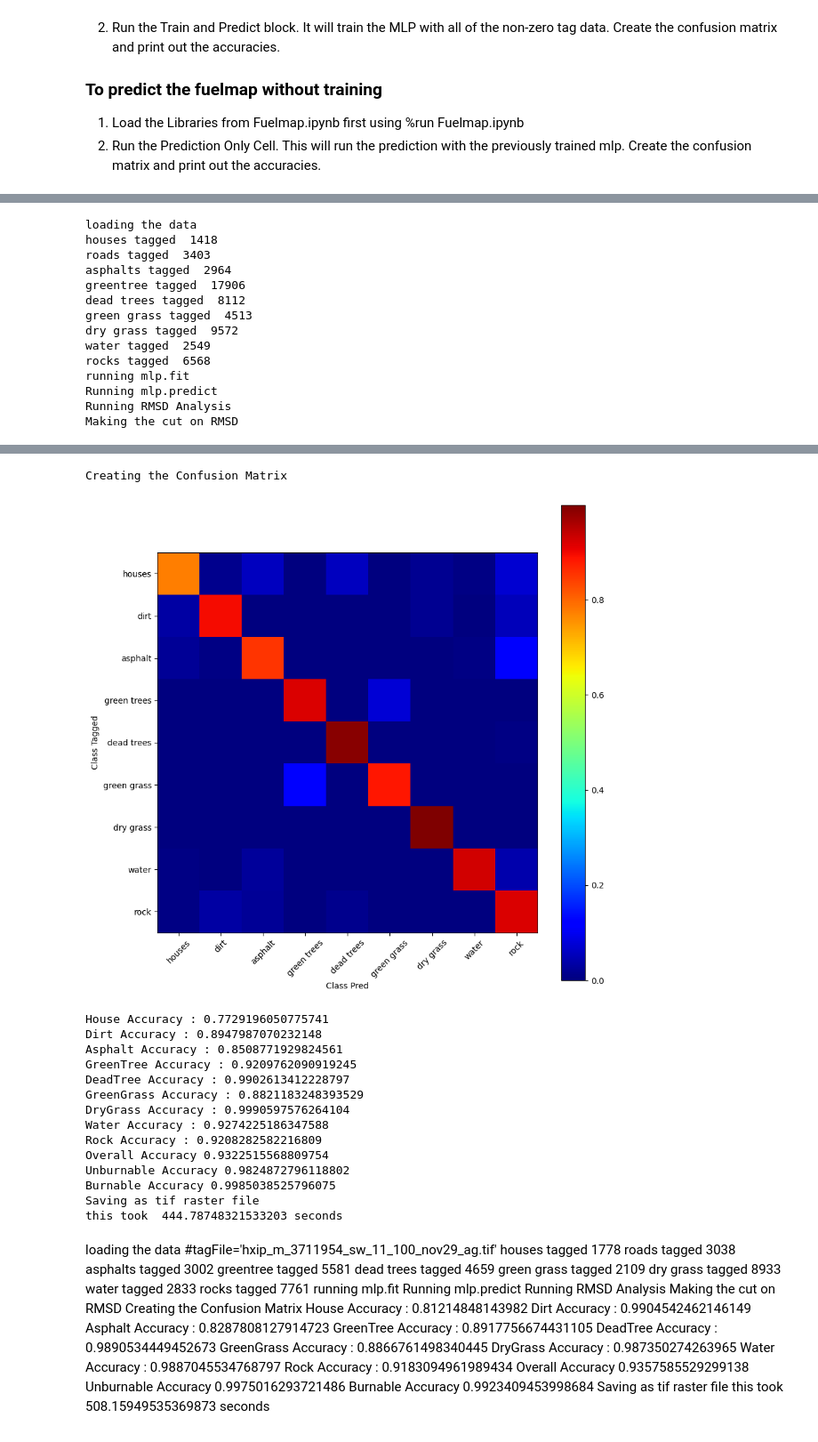
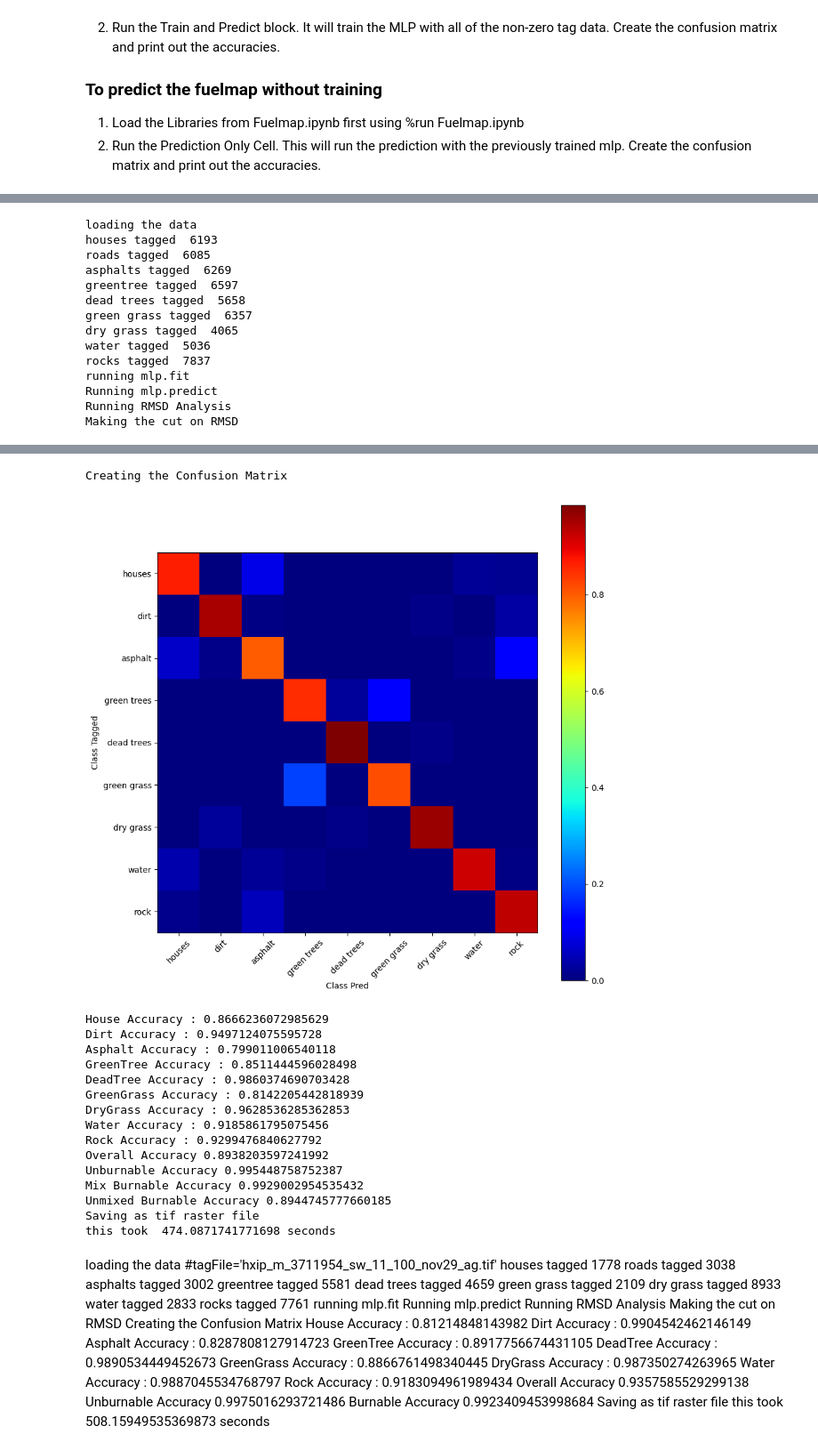
Before and after one commit to wtoslac/fuelmap, a Jupyter notebook: MLP_Fuelmap_SingleMap.ipynb, the cells around one changed output, grey strips where cells are left out. Shown: that part at 89% size. Saved outputs shown, nothing was run; the diff lists cells and outputs as text; code cells hidden in the pictures.

```diff
--- a/MLP_Fuelmap_SingleMap.ipynb
+++ b/MLP_Fuelmap_SingleMap.ipynb
@@ -28,10 +29,13 @@ Loaded SavePredictTif()
 start = time.time()
 
 ### Define your Input and Output Files
-imageFile='/data/wto/AerialImages/hxip_m_3711954_sw_11_100.tif'
-tagFile='hxip_m_3711954_sw_11_100_agfeb11.tif'
-#tagFile='hxip_m_3711954_sw_11_100_nov29_ag.tif'
-outFile='hxip_m_3711954_sw_11_100_NNRMSD.tif'
+#imageFile='/data/wto/AerialImages/hxip_m_3711954_sw_11_100.tif'
+#tagFile='hxip_m_3711954_sw_11_100_agfeb11.tif'
+#outFile='hxip_m_3711954_sw_11_100_NNRMSD.tif'
+
+imageFile='/data/wto/AerialImages/hxip_m_3711962_nw_11_100.tif'
+tagFile='hxip_m_3711962_nw_11_100_AK_20230731.tif'
+outFile='hxip_m_3711962_nw_11_100_NNRMSD.tif'
 
 print("loading the data")
 X_train, X_test, Y_train, Y_test, X_matrix, X_flat, Y_matrix, Y_flat = LoadTrainingData( imageFile,tagFile )
@@ -109,15 +113,15 @@ SavePredictTif(Y_predict,imageFile,outFile)
 print('this took ', time.time()-start, 'seconds')
 # %% [output]
 loading the data
-houses tagged  1418
-roads tagged  3403
-asphalts tagged  2964
-greentree tagged  17906
-dead trees tagged  8112
-green grass tagged  4513
-dry grass tagged  9572
-water tagged  2549
-rocks tagged  6568
+houses tagged  6193
+roads tagged  6085
+asphalts tagged  6269
+greentree tagged  6597
+dead trees tagged  5658
+green grass tagged  6357
+dry grass tagged  4065
+water tagged  5036
+rocks tagged  7837
 running mlp.fit
 Running mlp.predict
 Running RMSD Analysis
@@ -126,19 +130,20 @@ Making the cut on RMSD
 Creating the Confusion Matrix
-[figure, old version]
+[figure, new version]
-House Accuracy : 0.7729196050775741
-Dirt Accuracy : 0.8947987070232148
-Asphalt Accuracy : 0.8508771929824561
-GreenTree Accuracy : 0.9209762090919245
-DeadTree Accuracy : 0.9902613412228797
-GreenGrass Accuracy : 0.8821183248393529
-DryGrass Accuracy : 0.9990597576264104
-Water Accuracy : 0.9274225186347588
-Rock Accuracy : 0.9208282582216809
-Overall Accuracy 0.9322515568809754
-Unburnable Accuracy 0.9824872796118802
-Burnable Accuracy 0.9985038525796075
+House Accuracy : 0.8666236072985629
+Dirt Accuracy : 0.9497124075595728
+Asphalt Accuracy : 0.799011006540118
+GreenTree Accuracy : 0.8511444596028498
+DeadTree Accuracy : 0.9860374690703428
+GreenGrass Accuracy : 0.8142205442818939
+DryGrass Accuracy : 0.9628536285362853
+Water Accuracy : 0.9185861795075456
+Rock Accuracy : 0.9299476840627792
+Overall Accuracy 0.8938203597241992
+Unburnable Accuracy 0.995448758752387
+Mix Burnable Accuracy 0.9929002954535432
+Unmixed Burnable Accuracy 0.8944745777660185
 Saving as tif raster file
-this took  444.78748321533203 seconds
+this took  474.0871741771698 seconds
 # %% [markdown]
 loading the data #tagFile='hxip_m_3711954_sw_11_100_nov29_ag.tif'
 houses tagged  1778
```
Also changed, not shown: parts of 4 cells of this notebook.
